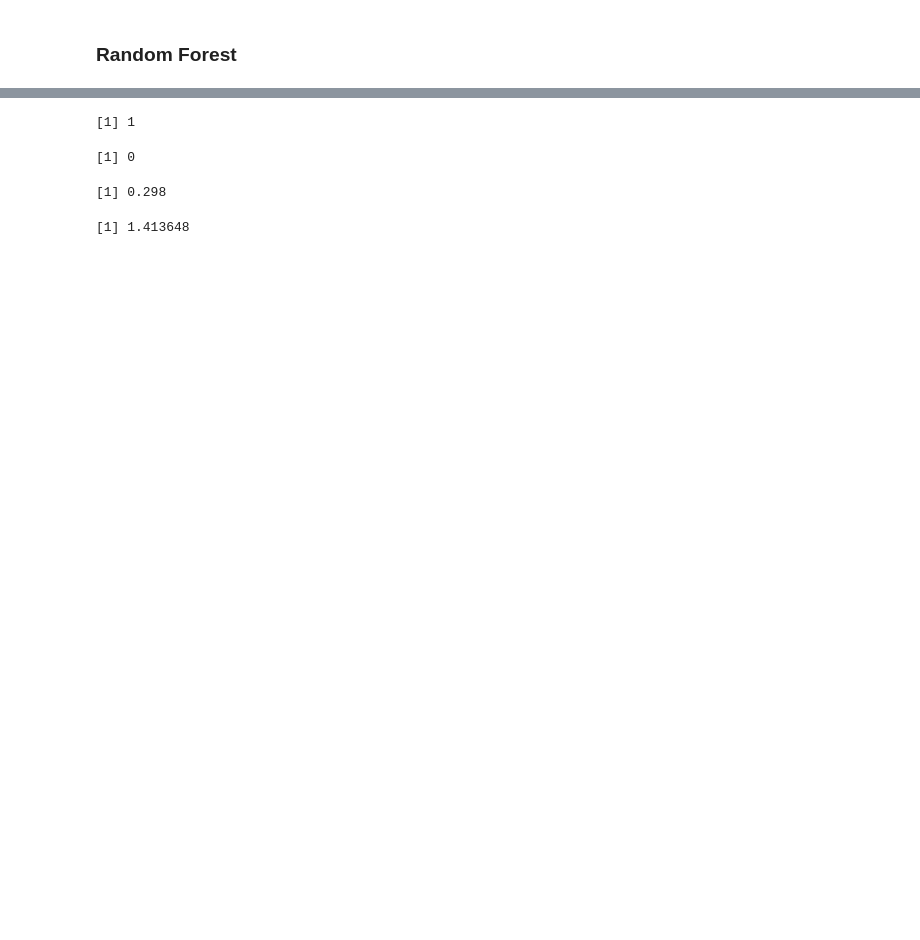
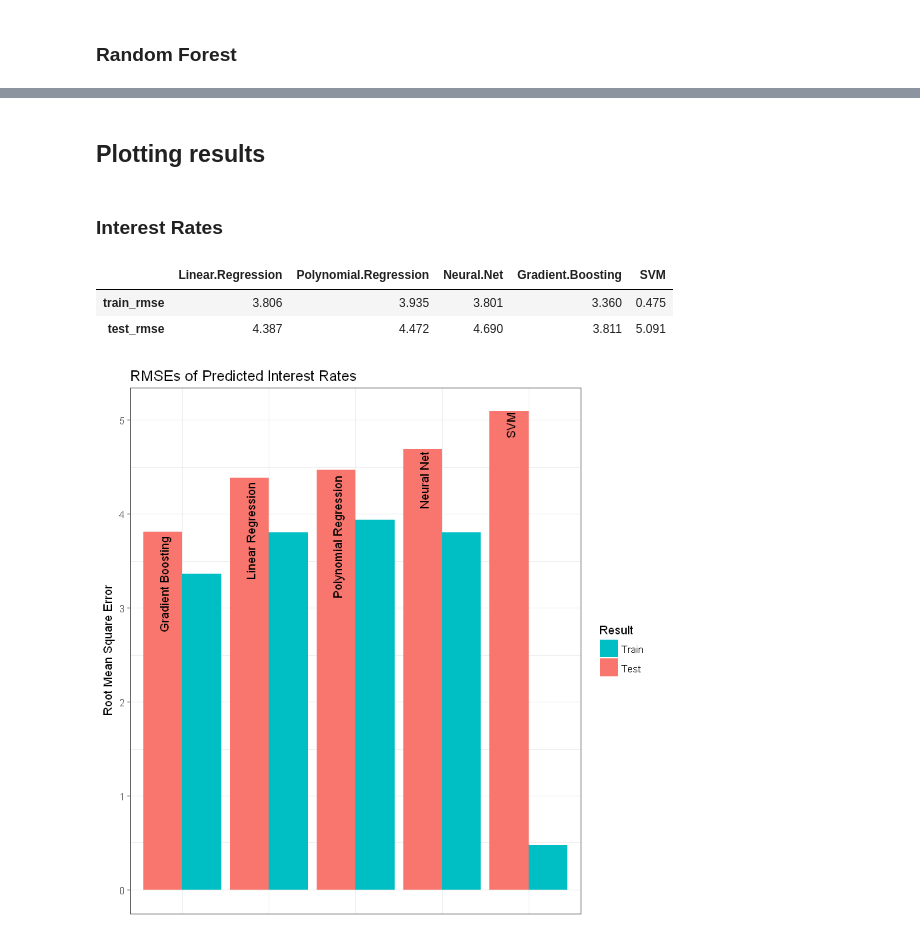
Before and after one commit to markus93/DM-Loan-Project, a Jupyter notebook: DM_Project_Predicting.ipynb, the cells around one changed output, grey strips where cells are left out. Saved outputs shown, nothing was run; the diff lists cells and outputs as text; code cells hidden in the pictures; blank space fills up the shorter version.

Commit message:
Plotting results. Prediction vol3 -  Predicting on last two quarters of 2016 (Q3 and Q4). Testing more methods and model selection.

```diff
--- a/DM_Project_Predicting.ipynb
+++ b/DM_Project_Predicting.ipynb
@@ -519,14 +609,0 @@ svm.pred <- predict(svm.model, data_train)
-# %%
-sum(train_data$grade == svm.pred)/nrow(data_train)
-rmse(as.numeric(svm.pred), as.numeric(train_data$grade))
-# %% [output]
-[1] 1
-[1] 0
-# %%
-svm.pred2 <- predict(svm.model, data_test)
-
-sum(test_data$grade == svm.pred2)/nrow(test)
-rmse(as.numeric(svm.pred2), as.numeric(test_data$grade))
-# %% [output]
-[1] 0.298
-[1] 1.413648
@@ -532,0 +612,47 @@ rmse(as.numeric(svm.pred2), as.numeric(test_data$grade))
+# %% [markdown]
+## Plotting results
+# %% [markdown]
+### Interest Rates
+# %%
+res <- read.csv("res/res_int_rate.csv")
+
+rownames(res) <- c("train_rmse", "test_rmse")
+method <- c('Linear Regression', 'Polynomial Regression', 'Neural Net', 'Gradient Boosting', 'SVM')
+
+test_res <- cbind(method, t(res[2,]), rep("Test", 5))
+train_res <- cbind(method, t(res[1,]), rep("Train", 5))
+
+res_new <- rbind(test_res, train_res)
+colnames(res_new) <- c("method", "RMSE", "class")
+res_new <- as.data.frame(res_new)
+res_new$RMSE <- as.numeric(as.character(res_new$RMSE))
+
+res_test <- res_new[res_new$class == "Test",]
+res
+# %% [output]
+|  | Linear.Regression | Polynomial.Regression | Neural.Net | Gradient.Boosting | SVM |
+| train_rmse | 3.806 | 3.935 | 3.801 | 3.360 | 0.475 |
+| test_rmse | 4.387 | 4.472 | 4.690 | 3.811 | 5.091 |
+# %%
+library(ggplot2)
+
+p1 <- ggplot()+
+geom_bar(aes(x=res_new[,"method"],y=as.numeric(res_new[,"RMSE"]),fill=factor(res_new[,"class"])),
+         stat="identity",position="dodge")+
+scale_fill_discrete(name="Result",
+                    breaks=c("Train", "Test"))+
+theme_bw()+
+theme(axis.text.x = element_text(angle = 90, hjust = 1))+
+geom_text(aes(x=res_test[,"method"],y=as.numeric(res_test[,"RMSE"]),label=factor(res_test[,"method"]),
+              hjust = 1.05, vjust = -1.5, angle = 90), col = "black")+
+ggtitle("RMSEs of Predicted Interest Rates")+
+ylab("Root Mean Square Error")+
+xlab("Method")+
+theme(axis.title.x=element_blank(),
+        axis.text.x=element_blank(),
+        axis.ticks.x=element_blank())+
+scale_x_discrete(limits=c('Gradient Boosting', 'Linear Regression', 'Polynomial Regression', 'Neural Net', 'SVM'))
+
+p1
+# %% [output]
+[figure, added]
```
Also changed, not shown: parts of 112 cells of this notebook, 3 other files.
